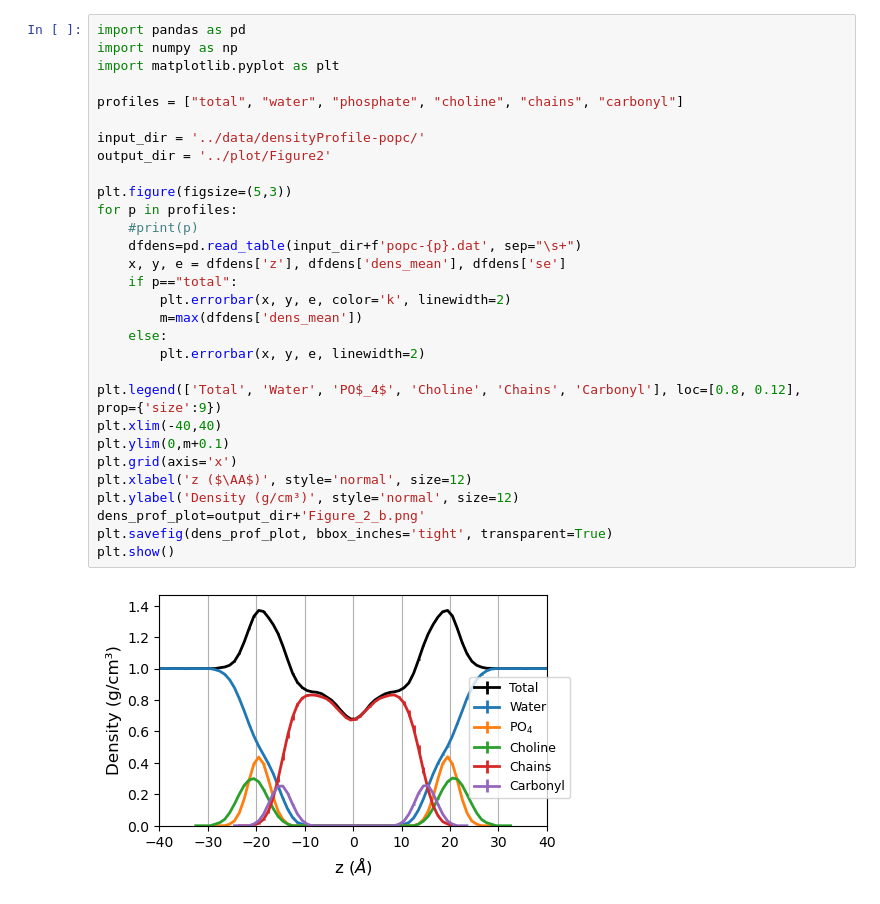
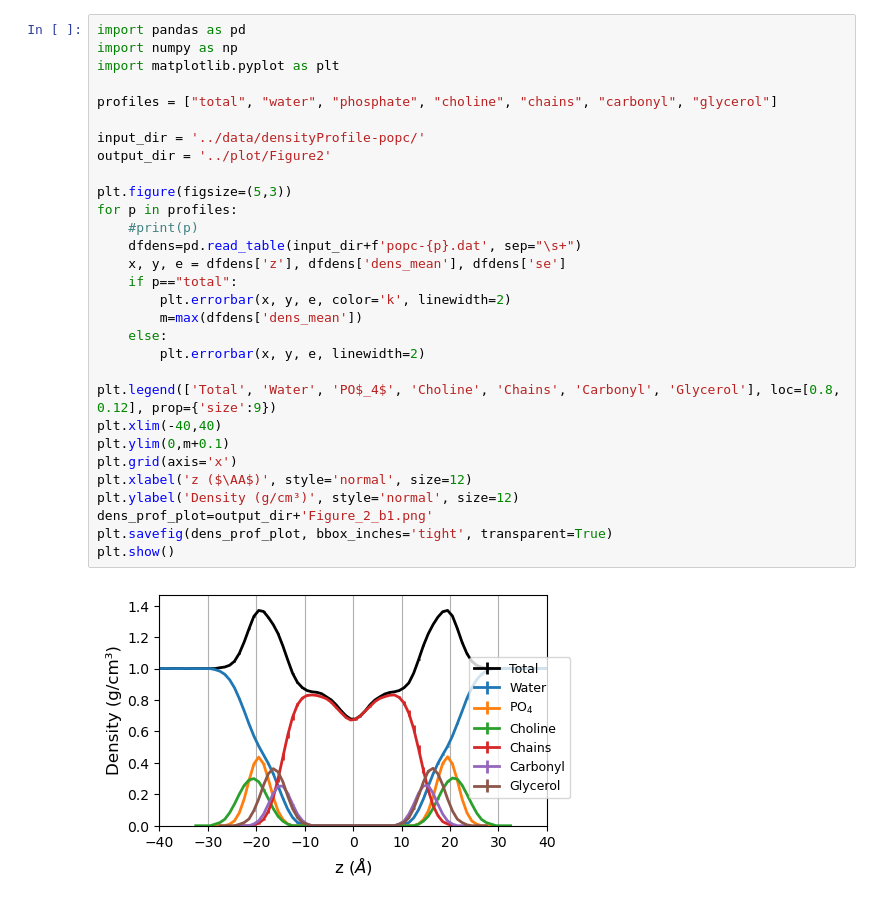
Before and after one commit to patricklague/Bories_and_Lague_2025, a Jupyter notebook: figures/scripts/Figure2_plot.ipynb, the cells around one changed output. Drawn from its saved outputs; the diff is of its cells as text.

Commit message:
added CG to profile

```diff
--- a/figures/scripts/Figure2_plot.ipynb
+++ b/figures/scripts/Figure2_plot.ipynb
@@ -1,32 +1,32 @@
 # %%
 import pandas as pd
 import numpy as np
 import matplotlib.pyplot as plt
 
-profiles = ["total", "water", "phosphate", "choline", "chains", "carbonyl"]
+profiles = ["total", "water", "phosphate", "choline", "chains", "carbonyl", "glycerol"]
 
 input_dir = '../data/densityProfile-popc/'
 output_dir = '../plot/Figure2'
 
 plt.figure(figsize=(5,3))
 for p in profiles:
     #print(p)
     dfdens=pd.read_table(input_dir+f'popc-{p}.dat', sep="\s+")
     x, y, e = dfdens['z'], dfdens['dens_mean'], dfdens['se']
     if p=="total":
         plt.errorbar(x, y, e, color='k', linewidth=2)
         m=max(dfdens['dens_mean'])
     else:
         plt.errorbar(x, y, e, linewidth=2)
 
-plt.legend(['Total', 'Water', 'PO$_4$', 'Choline', 'Chains', 'Carbonyl'], loc=[0.8, 0.12], prop={'size':9})
+plt.legend(['Total', 'Water', 'PO$_4$', 'Choline', 'Chains', 'Carbonyl', 'Glycerol'], loc=[0.8, 0.12], prop={'size':9})
 plt.xlim(-40,40)
 plt.ylim(0,m+0.1)
 plt.grid(axis='x')
 plt.xlabel('z ($\AA$)', style='normal', size=12)
 plt.ylabel('Density (g/cm³)', style='normal', size=12)
-dens_prof_plot=output_dir+'Figure_2_b.png'
+dens_prof_plot=output_dir+'Figure_2_b1.png'
 plt.savefig(dens_prof_plot, bbox_inches='tight', transparent=True)
 plt.show()
 # %% [output]
-[figure, old version]
+[figure, new version]
```
Also changed, not shown: parts of 1 cell of this notebook, 6 other files.
